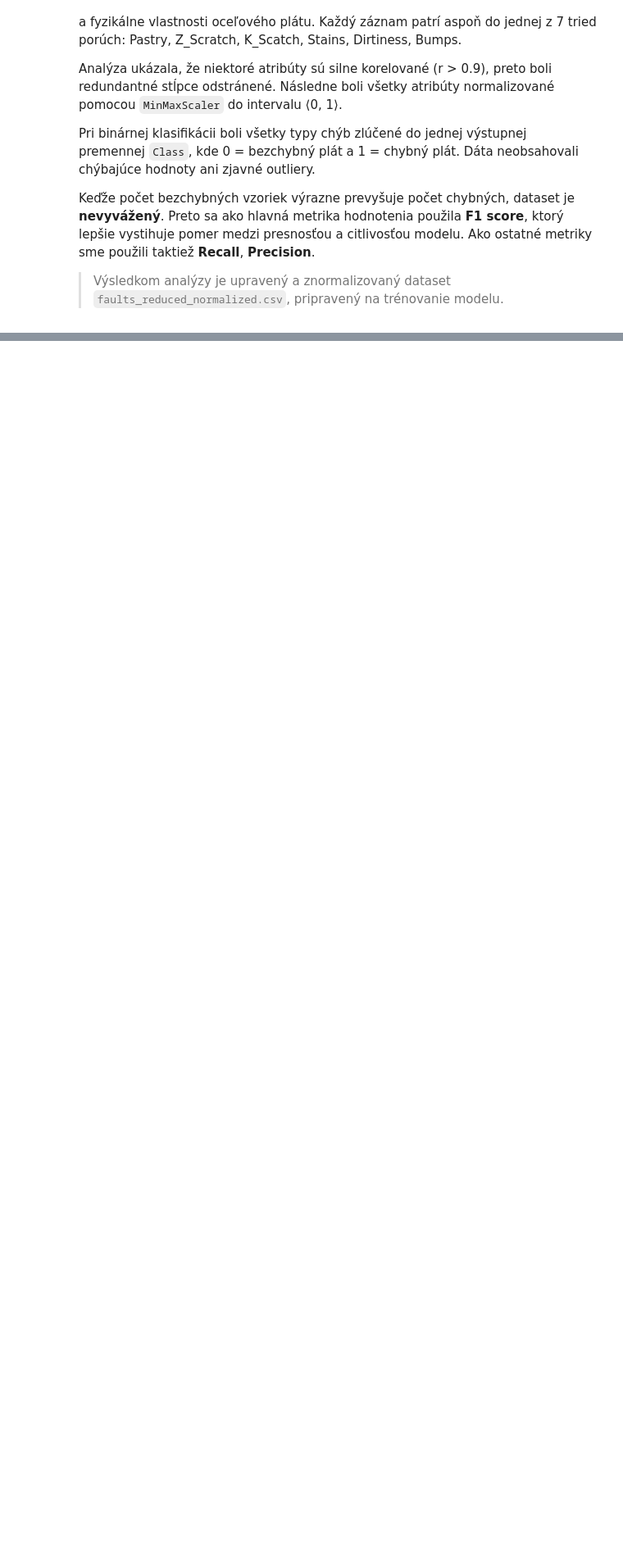
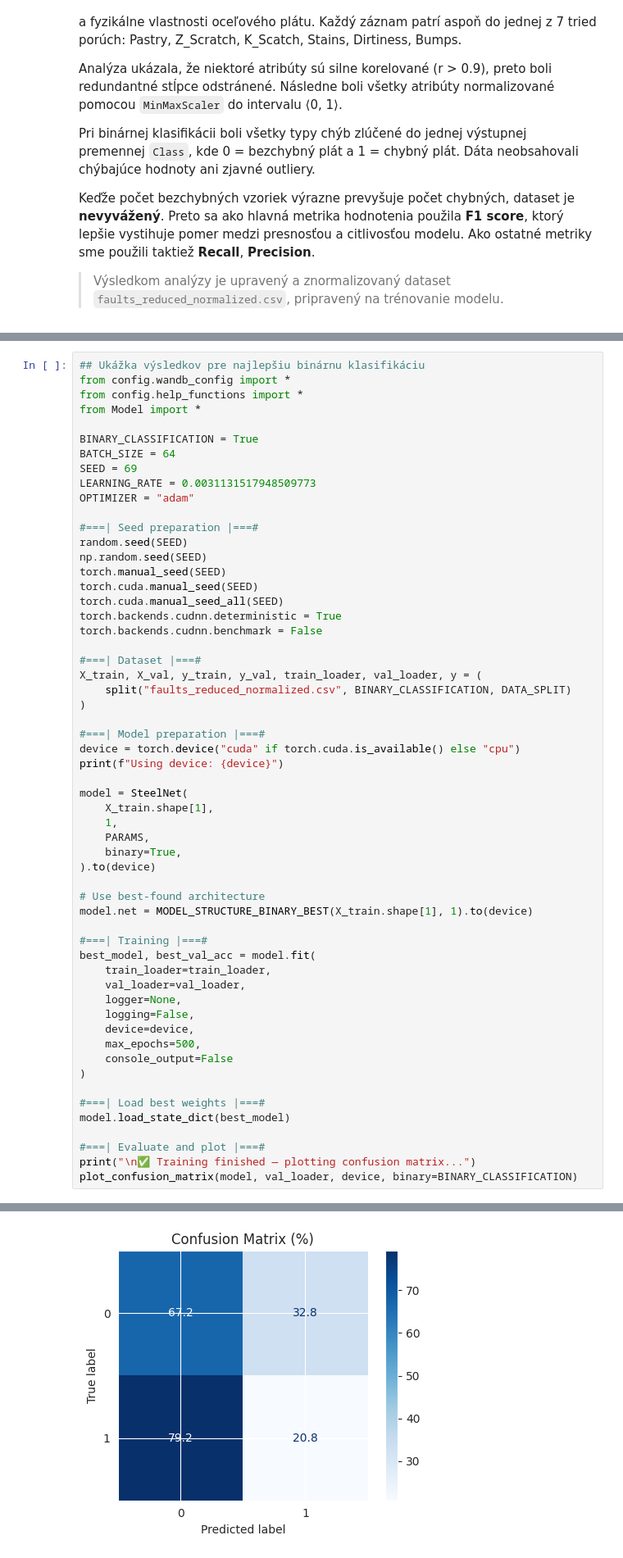
Before and after one commit to NikolasKekelak/ZNEUS_pr_1_MiklovicKekelak, a Jupyter notebook: simple_docu.ipynb, the cells around one changed output, grey strips where cells are left out. Shown at 82% size. Cells and saved outputs as stored; diff of their text form; blank space fills up the shorter version.

```diff
--- a/simple_docu.ipynb
+++ b/simple_docu.ipynb
@@ -456,0 +532,58 @@ Výsledky tejto časti budú slúžiť ako podklad pre finálne závery projektu
+# %%
+## Ukážka výsledkov pre najlepšiu binárnu klasifikáciu
+from config.wandb_config import *
+from config.help_functions import *
+from Model import *
+
+BINARY_CLASSIFICATION = True
+BATCH_SIZE = 64
+SEED = 69
+LEARNING_RATE = 0.0031131517948509773
+OPTIMIZER = "adam"
+
+#===| Seed preparation |===#
+random.seed(SEED)
+np.random.seed(SEED)
+torch.manual_seed(SEED)
+torch.cuda.manual_seed(SEED)
+torch.cuda.manual_seed_all(SEED)
+torch.backends.cudnn.deterministic = True
+torch.backends.cudnn.benchmark = False
+
+#===| Dataset |===#
+X_train, X_val, y_train, y_val, train_loader, val_loader, y = (
+    split("faults_reduced_normalized.csv", BINARY_CLASSIFICATION, DATA_SPLIT)
+)
+
+#===| Model preparation |===#
+device = torch.device("cuda" if torch.cuda.is_available() else "cpu")
+print(f"Using device: {device}")
+
+model = SteelNet(
+    X_train.shape[1],
+    1,
+    PARAMS,
+    binary=True,
+).to(device)
+
+# Use best-found architecture
+model.net = MODEL_STRUCTURE_BINARY_BEST(X_train.shape[1], 1).to(device)
+
+#===| Training |===#
+best_model, best_val_acc = model.fit(
+    train_loader=train_loader,
+    val_loader=val_loader,
+    logger=None,
+    logging=False,
+    device=device,
+    max_epochs=500,
+    console_output=False
+)
+
+#===| Load best weights |===#
+model.load_state_dict(best_model)
+
+#===| Evaluate and plot |===#
+print("\n✅ Training finished — plotting confusion matrix...")
+plot_confusion_matrix(model, val_loader, device, binary=BINARY_CLASSIFICATION)
+# %% [output]
@@ -456,0 +593 @@ Výsledky tejto časti budú slúžiť ako podklad pre finálne závery projektu
+[figure, added]
```
Also changed, not shown: parts of 9 cells of this notebook, 3 other files.
